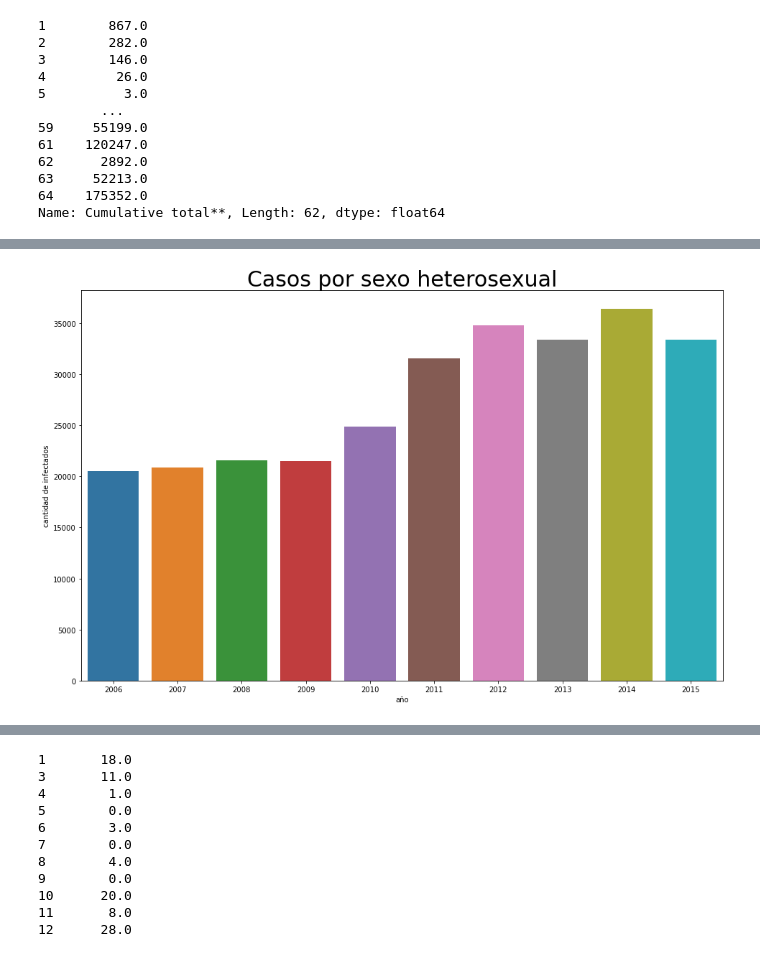
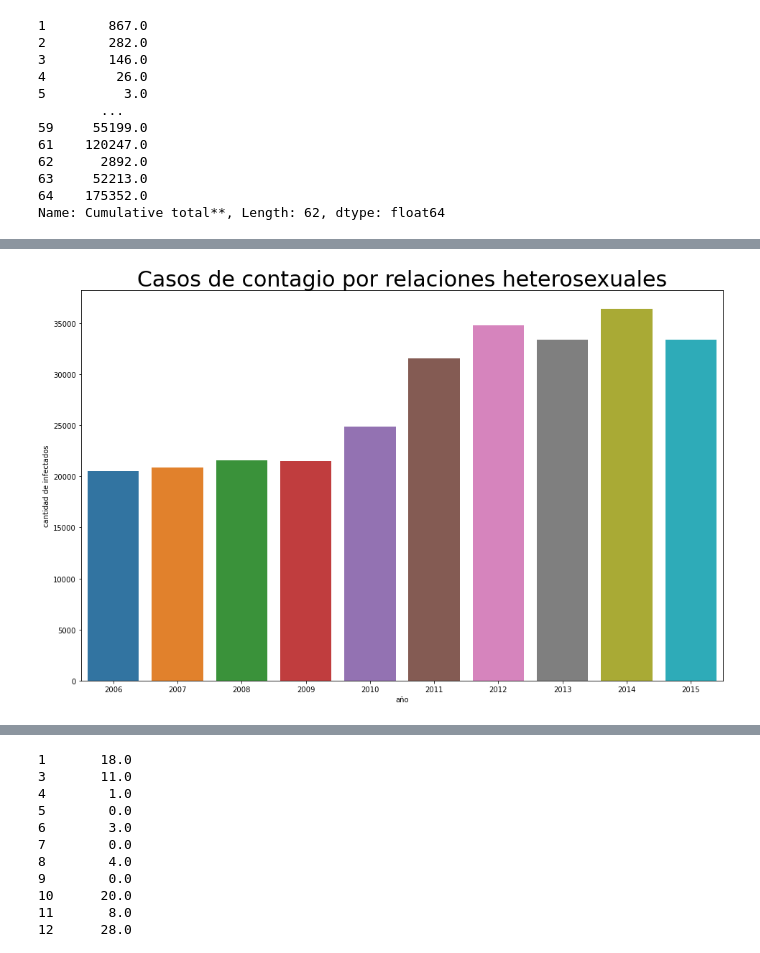
Before and after one commit to LEPPEDIAZ/Pandemias_Mundiales, a Jupyter notebook: Predicciones VIH.ipynb, the cells around one changed output, grey strips where cells are left out. Saved outputs shown, nothing was run; the diff lists cells and outputs as text; code cells hidden in the pictures.

```diff
--- a/Predicciones VIH.ipynb
+++ b/Predicciones VIH.ipynb
@@ -387,7 +401,7 @@ import seaborn as sns
 import matplotlib.pyplot as plt
 df1=pd.DataFrame({'año': 'Homosexual','total': aids_country_homosexual_cumulative_total.sum()}, index=[0])
 df2=pd.DataFrame({'año': 'Heterosexual','total': aids_country_heterosexual_cumulative_total.sum()}, index=[0])
-df3=pd.DataFrame({'año': 'Paternidad','total': aids_mother_to_child_cumulative_total.sum()}, index=[0])
+df3=pd.DataFrame({'año': 'Transmisión vertical','total': aids_mother_to_child_cumulative_total.sum()}, index=[0])
 df4=pd.DataFrame({'año': 'Inyeccion','total': aids_drug_injection_total.sum()}, index=[0])
 plt.figure(figsize=(16, 10))
 plt.xticks(size=10)
@@ -398,5 +412,13 @@ plt.grid(True)
 res=pd.concat([df1,df2, df3, df4])
 sns.barplot(x='año',y='total',data=res)
 plt.title('Total de confirmados entre el 2006 al 2015', size=30)
+plt.savefig('comparacion-contagios-vih.png')
 plt.show()
+
+import base64
+
+with open("comparacion-contagios-vih.png", "rb") as image_file:
+    encoded_string1 = base64.b64encode(image_file.read())
+
+print(encoded_string1)
 # %% [output]
@@ -406,7 +429,7 @@ import pandas as pd
 import seaborn as sns
 import matplotlib.pyplot as plt
 plt.figure(figsize=(16, 10))
-plt.title('Casos por sexo homosexual entre hombres', size=30)
+plt.title('Casos de contagio por relaciones homosexuales ', size=30)
 df1=pd.DataFrame({'año': '2006','cantidad de infectados': aids_country_homosexual_2006.sum()}, index=[0])
 df2=pd.DataFrame({'año': '2007','cantidad de infectados': aids_country_homosexual_2007.sum()}, index=[0])
 df3=pd.DataFrame({'año': '2008','cantidad de infectados': aids_country_homosexual_2008.sum()}, index=[0])
@@ -421,5 +444,13 @@ df10=pd.DataFrame({'año': '2015','cantidad de infectados': aids_country_homosex
 #df2['hue']=2
 res=pd.concat([df1,df2, df3, df4, df5, df6, df7, df8, df9, df10])
 sns.barplot(x='año',y='cantidad de infectados',data=res)
+plt.savefig('comparacion-contagios-gays-vih.png')
 plt.show()
+
+import base64
+
+with open("comparacion-contagios-gays-vih.png", "rb") as image_file:
+    encoded_string1 = base64.b64encode(image_file.read())
+
+print(encoded_string1)
 # %% [output]
@@ -427,20 +459,28 @@ plt.show()
 # %%
 plt.figure(figsize=(16, 10))
-plt.title('Casos por sexo heterosexual', size=30)
+plt.title('Casos de contagio por relaciones heterosexuales', size=30)
 df1=pd.DataFrame({'año': '2006','cantidad de infectados': aids_country_heterosexual_2006.sum()}, index=[0])
 df2=pd.DataFrame({'año': '2007','cantidad de infectados': aids_country_heterosexual_2007.sum()}, index=[0])
 df3=pd.DataFrame({'año': '2008','cantidad de infectados': aids_country_heterosexual_2008.sum()}, index=[0])
 df4=pd.DataFrame({'año': '2009','cantidad de infectados': aids_country_heterosexual_2009.sum()}, index=[0])
 df5=pd.DataFrame({'año': '2010','cantidad de infectados': aids_country_heterosexual_2010.sum()}, index=[0])
 df6=pd.DataFrame({'año': '2011','cantidad de infectados': aids_country_heterosexual_2011.sum()}, index=[0])
 df7=pd.DataFrame({'año': '2012','cantidad de infectados': aids_country_heterosexual_2012.sum()}, index=[0])
 df8=pd.DataFrame({'año': '2013','cantidad de infectados': aids_country_heterosexual_2013.sum()}, index=[0])
 df9=pd.DataFrame({'año': '2014','cantidad de infectados': aids_country_heterosexual_2014.sum()}, index=[0])
 df10=pd.DataFrame({'año': '2015','cantidad de infectados': aids_country_heterosexual_2015.sum()}, index=[0])
 #df1['hue']=1
 #df2['hue']=2
 res=pd.concat([df1,df2, df3, df4, df5, df6, df7, df8, df9, df10])
 sns.barplot(x='año',y='cantidad de infectados',data=res)
+plt.savefig('comparacion-contagios-hetero-vih.png')
 plt.show()
+
+import base64
+
+with open("comparacion-contagios-hetero-vih.png", "rb") as image_file:
+    encoded_string1 = base64.b64encode(image_file.read())
+
+print(encoded_string1)
 # %% [output]
-[figure, old version]
+[figure, new version]
```
Also changed, not shown: parts of 16 cells of this notebook, 7 other files.
